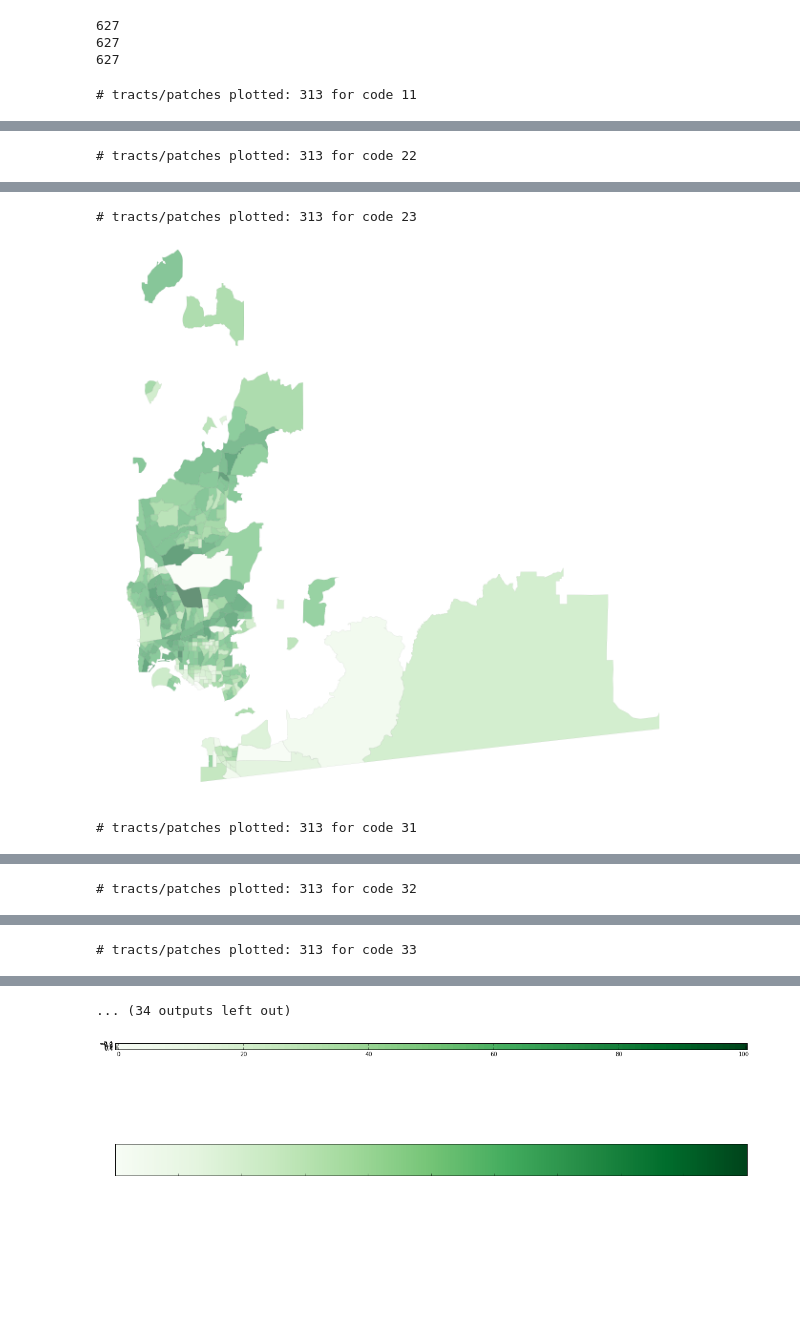
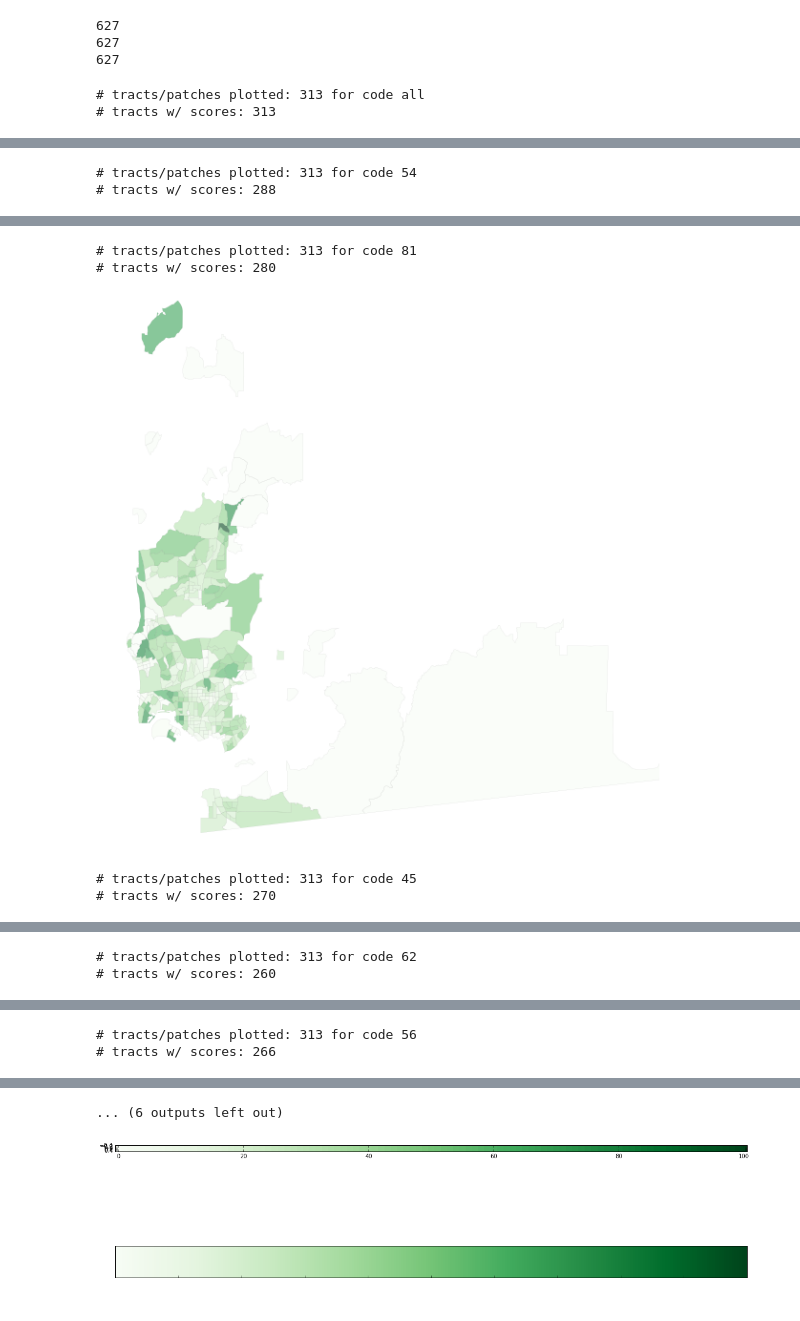
Before and after one commit to jmsilverman/insight_project, a Jupyter notebook: heatmap.ipynb, the cells around one changed output, grey strips where cells are left out. Saved outputs shown, nothing was run; the diff lists cells and outputs as text; code cells hidden in the pictures; blank space fills up the shorter version.

```diff
--- a/heatmap.ipynb
+++ b/heatmap.ipynb
@@ -17,17 +17,16 @@ from numpy.random import randn
 
 %matplotlib inline
 # %%
-# read in dataframe of tracts, codes, and scores
-df_scores = pd.read_csv('data_final/tracts_codes_scores.csv',index_col=0)
+# read in dataframe of tracts and scores
+df_scores_all = pd.read_csv('data_final/tracts_scores.csv',index_col=0)
 
 # test looking up a score given a tract and code
 tract = 9104
-code = 21
 # get correct row of dataframe
-score_row = df_scores[(df_scores.census_tract==tract) & (df_scores.code_simple==code)].score
+score_row = df_scores_all[df_scores_all.census_tract==tract].score
 # get score itself
 score = score_row.values[0]
 print score
-print min(df_scores.score)
-print max(df_scores.score)
+print min(df_scores_all.score)
+print max(df_scores_all.score)
 # %% [output]
@@ -73,11 +52,17 @@ print len(mc_tracts)
 # convert shapefile from XY to lat/lon
 p1 = Proj("+init=EPSG:2230", preserve_units=True)
 
-# define list of simple NAICS business codes
-codes = [11,22,23,31,32,33,42,44,45,48,49,51,52,53,54,55,56,61,62,71,72,81,92]
+# define list of codes (and 'all')
+codes = ['all','54','81','45','62','56','44','72','53']
 
 # go through each code
 for code in codes:
+
+    # read in dataframe of tracts and scores
+    if code != 'all':
+        df_scores = pd.read_csv('data_final/tracts_scores_'+code+'.csv',index_col=0)
+    else:
+        df_scores = pd.read_csv('data_final/tracts_scores.csv',index_col=0)
 
     # plot shapefile outlines
     fig,ax = plt.subplots(1,1, figsize=(10,10))
@@ -86,23 +71,29 @@ for code in codes:
     patches = []
     scores = []
     count = 0
+    actual_count = 0
 
     # go through each shape/tract
     for i in range(0,len(mc_shapes)):
-        # if it's a tract that we have a score for
-        if mc_tracts[i] in df_scores.census_tract.values:
+        # if it's a tract we have any businesses in
+        if mc_tracts[i] in df_scores_all.census_tract.values:
             # save the points of the shape
             temp = pd.DataFrame(mc_shapes[i].points)
             # convert XY to lon/lat
             lon, lat = p1(np.array(temp.loc[0:33632, 0]), np.array(temp.loc[0:33632, 1]), inverse=True)
 
-            # find score for current tract
-            score_row = df_scores[(df_scores.census_tract==mc_tracts[i]) & (df_scores.code_simple==code)].score
-            score = score_row.values[0]
-            # convolve score with logistic function
-            scaled_score = score#/(1+3/np.std(df_scores.score)* \
-            #                      np.exp(-2/np.std(df_scores.score)*(score-np.mean(df_scores.score))))
-            scores.append(scaled_score)
+            # if it's a tract that we have a score for
+            if mc_tracts[i] in df_scores.census_tract.values:
+                # find score for current tract
+                score_row = df_scores[df_scores.census_tract==mc_tracts[i]].score
+                score = score_row.values[0]
+                # convolve score with logistic function
+                scaled_score = score#/(1+3/np.std(df_scores.score)* \
+                #                      np.exp(-2/np.std(df_scores.score)*(score-np.mean(df_scores.score))))
+                scores.append(scaled_score)
+                actual_count+=1
+            else:
+                scores.append(0.)
 
             # define the polygon for the tract
             poly = plt.Polygon(np.transpose([lon,lat]), fc='none', ec='none', lw=.1, alpha=1.0)
@@ -129,9 +120,11 @@ for code in codes:
     # turn off axes
     plt.axis('off')
     print '# tracts/patches plotted: '+str(count)+' for code '+str(code)
+    print '# tracts w/ scores: '+str(actual_count)
     plt.savefig('wheresious/static/map_'+str(code), bbox_inches='tight', transparent=True, dpi=800, frameon=False);
     plt.show()
 #print plt.xlim()
 #print plt.ylim()
 # %% [output]
-# tracts/patches plotted: 313 for code 11
+# tracts/patches plotted: 313 for code all
+# tracts w/ scores: 313
@@ -139 +132,2 @@ for code in codes:
-# tracts/patches plotted: 313 for code 22
+# tracts/patches plotted: 313 for code 54
+# tracts w/ scores: 288
@@ -141,3 +135,5 @@ for code in codes:
-# tracts/patches plotted: 313 for code 23
+# tracts/patches plotted: 313 for code 81
+# tracts w/ scores: 280
-[figure, old version]
+[figure, new version]
-# tracts/patches plotted: 313 for code 31
+# tracts/patches plotted: 313 for code 45
+# tracts w/ scores: 270
@@ -145 +141,2 @@ for code in codes:
-# tracts/patches plotted: 313 for code 32
+# tracts/patches plotted: 313 for code 62
+# tracts w/ scores: 260
@@ -147 +144,2 @@ for code in codes:
-# tracts/patches plotted: 313 for code 33
+# tracts/patches plotted: 313 for code 56
+# tracts w/ scores: 266
@@ -149,4 +147,4 @@ for code in codes:
-... (34 outputs left out)
+... (6 outputs left out)
 # %%
 # Make plot with horizontal colorbar
 fig,ax = plt.subplots(1,1, figsize=(20,20))
```
Also changed, not shown: parts of 3 cells of this notebook, 17 other files.
